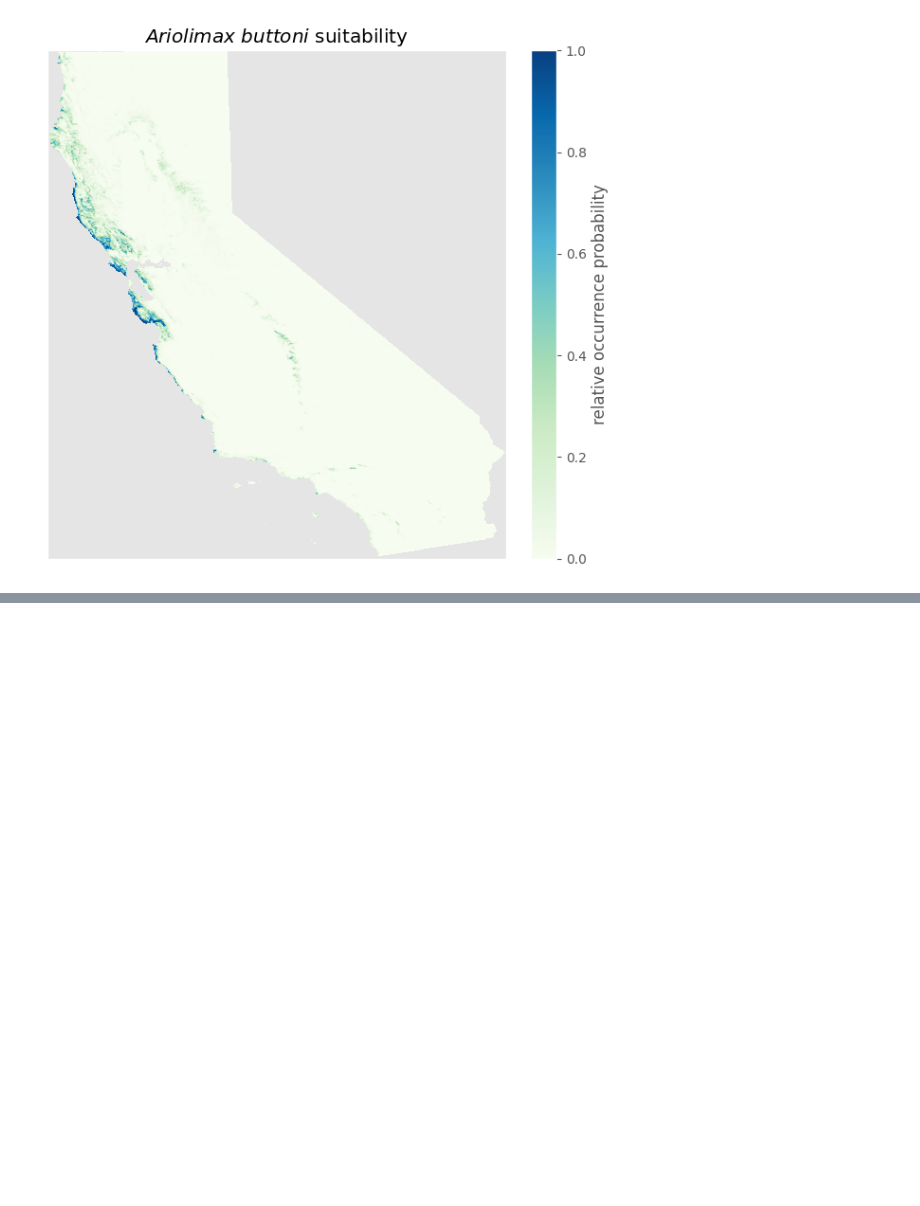
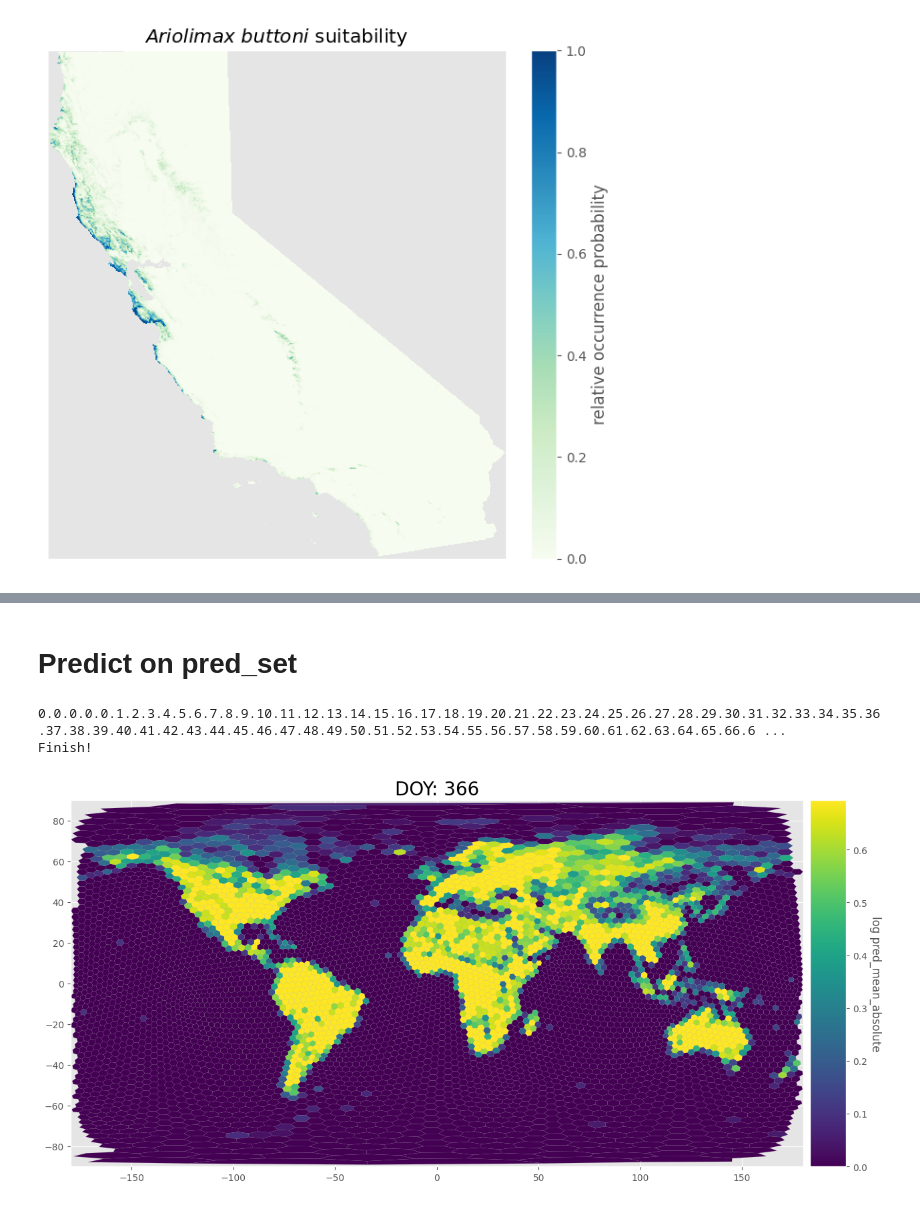
Before and after one commit to chenyangkang/stemflow, a Jupyter notebook: test_elapid_maxent.ipynb, the cells around one changed output, grey strips where cells are left out. Cells and saved outputs as stored; diff of their text form; code cells hidden in the pictures; blank space fills up the shorter version.

```diff
--- a/test_elapid_maxent.ipynb
+++ b/test_elapid_maxent.ipynb
@@ -90,0 +294,40 @@ plt.tight_layout()
+# %% [markdown]
+# Predict on pred_set
+# %%
+import os
+from BirdSTEM.utils.plot_gif import *
+from tqdm.auto import tqdm
+global SAVE_DIR
+SAVE_DIR = f'./test_output/{test_sp}/{year}'
+if not os.path.exists(SAVE_DIR):
+    os.makedirs(SAVE_DIR)
+# %%
+res_list = []
+
+DOY=1
+for DOY in tqdm(range(1, 367)):
+    reduced_pred_set['DOY'] = DOY
+    reduced_pred_set[x_names] = reduced_pred_set[x_names].replace(-1, np.nan)
+    reduced_pred_set[x_names] = imputer.transform(reduced_pred_set[x_names])
+    pred_mean= model.predict(reduced_pred_set[x_names + ['longitude','latitude']])
+
+    tmp = pd.DataFrame({
+        'longitude':reduced_pred_set.longitude.values,
+        'latitude':reduced_pred_set.latitude.values,
+        'pred_mean':pred_mean
+    })
+
+    tmp['DOY'] = DOY
+    res_list.append(tmp)
+# %%
+pred_whole_year = pd.concat(res_list, axis=0)
+# %%
+pred_whole_year.to_csv(os.path.join(SAVE_DIR, 'pred_whole_year.csv'), index=False)
+pred_whole_year['pred_mean_absolute'] = np.where(pred_whole_year['pred_mean']<0, 0, pred_whole_year['pred_mean'])
+# %%
+make_sample_gif_hexagon(pred_whole_year , os.path.join(SAVE_DIR, 'Sample_prediction_results.gif'),
+                        col='pred_mean_absolute', log_scale=True, dpi=100, fps=30)
+# %% [output]
+0.0.0.0.0.1.2.3.4.5.6.7.8.9.10.11.12.13.14.15.16.17.18.19.20.21.22.23.24.25.26.27.28.29.30.31.32.33.34.35.36.37.38.39.40.41.42.43.44.45.46.47.48.49.50.51.52.53.54.55.56.57.58.59.60.61.62.63.64.65.66.6 ...
+Finish!
+[figure, added]
```
Also changed, not shown: parts of 25 cells of this notebook, 8 other files.
